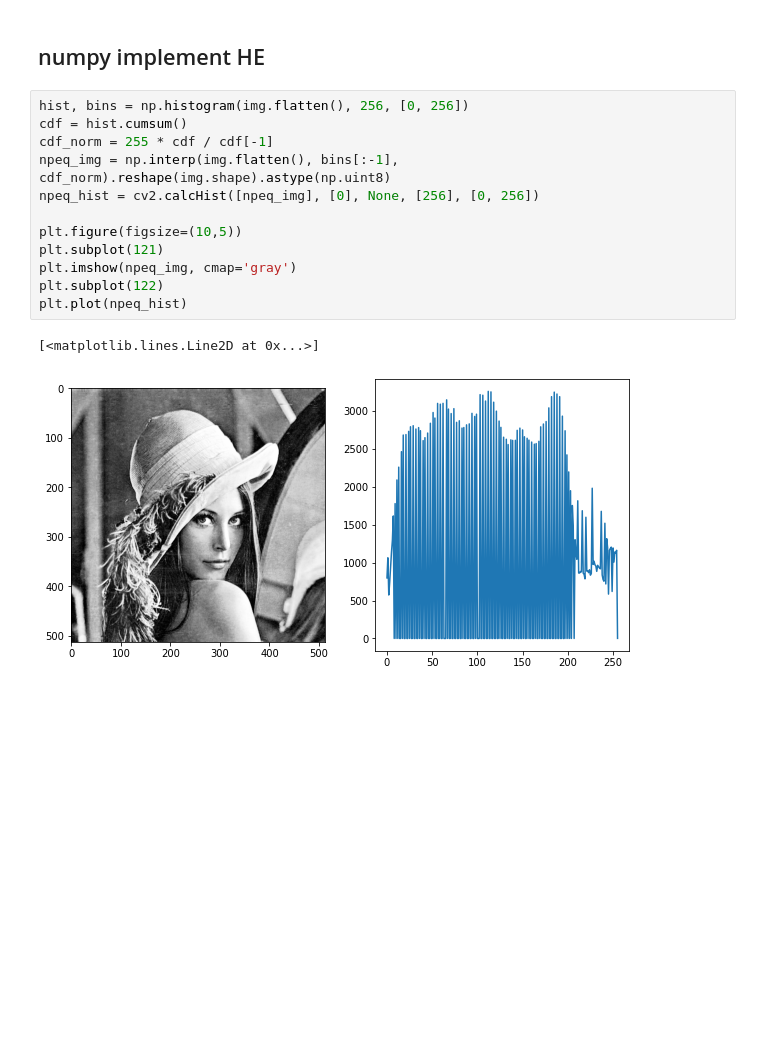
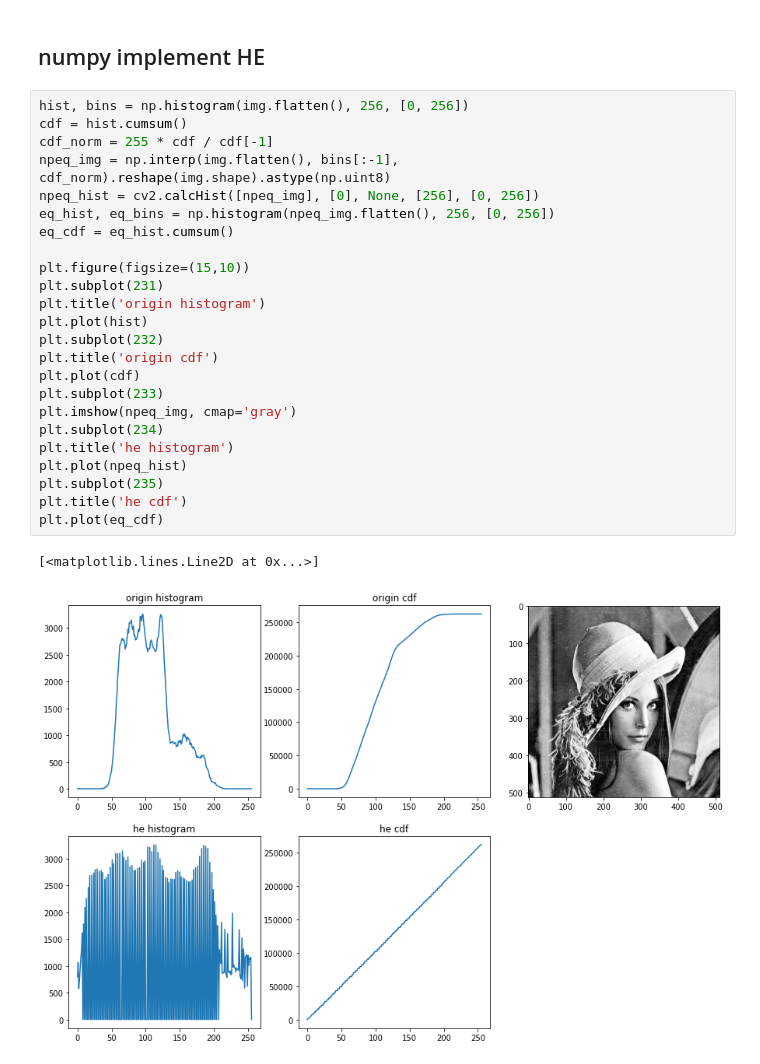
Before and after one commit to junxnone/examples, a Jupyter notebook: opencv/he_ahe_clahe.ipynb, the cells around one changed output. Saved outputs shown, nothing was run; the diff lists cells and outputs as text; blank space fills up the shorter version.

```diff
--- a/opencv/he_ahe_clahe.ipynb
+++ b/opencv/he_ahe_clahe.ipynb
@@ -47,15 +47,27 @@ plt.plot(cl_hist)
 # %%
 hist, bins = np.histogram(img.flatten(), 256, [0, 256])
 cdf = hist.cumsum()
 cdf_norm = 255 * cdf / cdf[-1]
 npeq_img = np.interp(img.flatten(), bins[:-1], cdf_norm).reshape(img.shape).astype(np.uint8)
 npeq_hist = cv2.calcHist([npeq_img], [0], None, [256], [0, 256])
+eq_hist, eq_bins = np.histogram(npeq_img.flatten(), 256, [0, 256])
+eq_cdf = eq_hist.cumsum()
 
-plt.figure(figsize=(10,5))
-plt.subplot(121)
+plt.figure(figsize=(15,10))
+plt.subplot(231)
+plt.title('origin histogram')
+plt.plot(hist)
+plt.subplot(232)
+plt.title('origin cdf')
+plt.plot(cdf)
+plt.subplot(233)
 plt.imshow(npeq_img, cmap='gray')
-plt.subplot(122)
+plt.subplot(234)
+plt.title('he histogram')
 plt.plot(npeq_hist)
+plt.subplot(235)
+plt.title('he cdf')
+plt.plot(eq_cdf)
 # %% [output]
 [<matplotlib.lines.Line2D at 0x...>]
-[figure, old version]
+[figure, new version]
```
